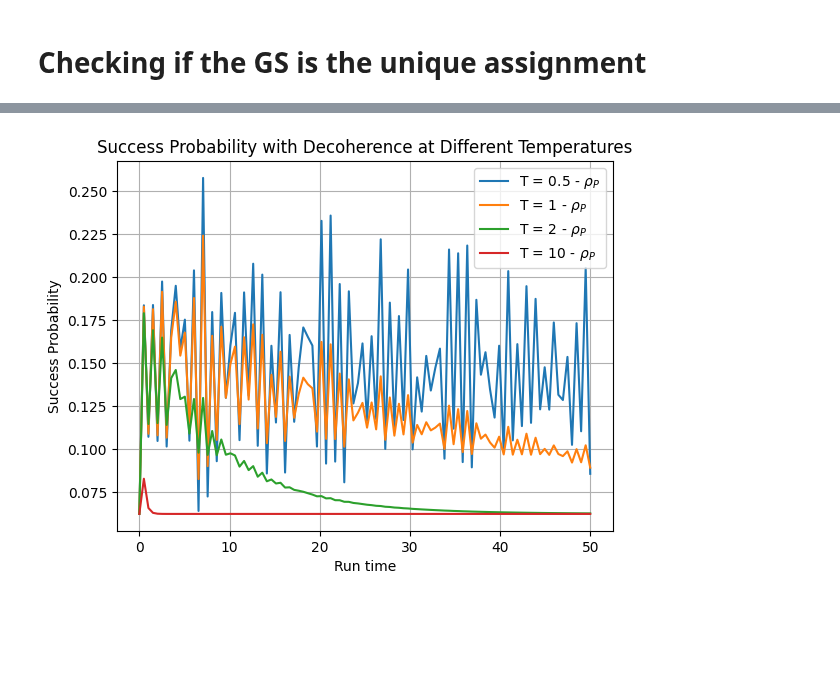
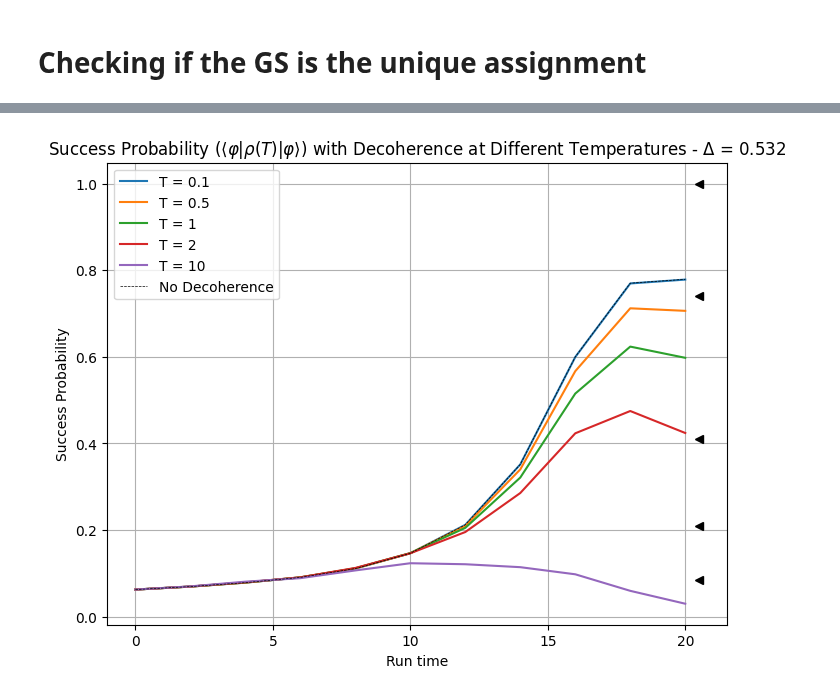
Before and after one commit to chenscheimq/QEC, a Jupyter notebook: EC3/EC3_q.ipynb, the cells around one changed output, grey strips where cells are left out. Drawn from its saved outputs; the diff is of its cells as text; code cells hidden in the pictures; blank space fills up the shorter version.

```diff
--- a/EC3/EC3_q.ipynb
+++ b/EC3/EC3_q.ipynb
@@ -179,0 +251,16 @@ Solution bitstring (EC3 solution): 0001
+# %%
+# Ground state of Hb at the beginning of the protocol |a>
+initial_gs = Hb.groundstate()[1]
+# Ground state of Hp at the ending of the protocol |b>
+final_gs = Hp.groundstate()[1]
+
+eigenvalues_final, eigenstates_final = Hp.eigenstates()
+eigenvalues_initial, eigenstates_initial = Hb.eigenstates()
+
+omega_ba = eigenvalues_final[0] - eigenvalues_initial[0]
+
+solution_bitstring_index = np.argmax(np.abs(final_gs.full()))
+print(solution_bitstring_index)
+solution_bitstring = f"{solution_bitstring_index:0{n_qubits}b}"
+
+print(f"Solution bitstring (EC3 solution): {solution_bitstring}")
@@ -180,54 +270,56 @@ Solution bitstring (EC3 solution): 0001
 # %%
-def bose_einstein_distribution(energy_diff, temperature):
-    if temperature == 0:
-        return 0
-    return 1 / (np.exp(energy_diff / temperature) - 1)
-
-def dissipator(ops, temperature, energy_diff, l):
-    decay_rate = bose_einstein_distribution(energy_diff, temperature)
-    return decay_rate * (l**2) * (ops.dag() * ops)
-
-times = np.linspace(0, 20, 100)
+times = np.linspace(0, 20, 11)
 s_values = times / max(times)
 
 lambda_2 = 0.1
 
-# temperatures = [1/10, 1/2, 1, 2, 10]
-temperatures = [1/2, 1, 2, 10]
+temperatures = [1/10, 1/2, 1, 2, 10]
+# temperatures = [1/2, 1, 2, 10]
 
 # Initial state (starting in the ground state of H_B)
-eigenvalues, eigenstates = Hb.eigenstates()
-ground_state_0 = eigenstates[0]
-rho0 = Qobj((ground_state_0 * ground_state_0.dag()), dims=Hp.dims)
+rho0 = initial_gs * initial_gs.dag()
 
 # Target state (ground state of H_P)
-target_state = Hp.groundstate()[1]
-rho1 = target_state * target_state.dag()
-
+rho1 = final_gs * final_gs.dag()
 
 # Solve the master equation for each temperature
-e_ops = [rho0, rho1]
+plt.figure(figsize=(8, 6))
+expects_at_end = []
 for T in temperatures:
     c_ops = []
+
+    # Collapse operators: include decoherence on each qubit
     for i in range(n_qubits):
-        sigma_i = tensor([sigmam() if j == i else I for j in range(n_qubits)])
-        c_ops.append(Qobj(dissipator(sigma_i, T, energy_diff, np.sqrt(lambda_2)).data, dims=Hp.dims))
+        sigmam_i = Qobj(tensor([sigmam() if j == i else qeye(2) for j in range(n_qubits)]).data, dims=Hp.dims)  # Apply sigmam to qubit i
+        c_ops.append(dissipator(sigmam_i, T, energy_diff, lambda_2))
+        # c_ops.append(dissipator(sigmam_i, T, omega_ba, lambda_2))
 
-    results = mesolve([H_t(s, Hp, Hb) for s in s_values], rho0, times, c_ops, e_ops=e_ops)
+    # Solve the master equation over time
+    results = mesolve(lambda t, args: H_s_t(t, Hp, Hb, int(np.max(times))), rho0, times, c_ops)
 
-    # success_prob = [np.abs(state.overlap(target_state)) for state in results.states]
-    # plt.plot(times, success_prob, label=f"T = {T}")
+    exps = []
+    for state_dm in results.states:
+        exps.append(expect(state_dm, final_gs))
+    plt.plot(times, exps, label=f"T = {T}")  # Success probability
 
-    # exp1 = results.expect[0]
-    exp2 = results.expect[1]
-    # plt.plot(times, exp1, label=f"T = {T} - " + r"$\rho_{B}$")
-    plt.plot(times, exp2, label=f"T = {T} - " + r"$\rho_{P}$")
+    #thermal success probabilities
+    expects_at_end.append(expect(rho_P(T), final_gs))
 
+x_s = [np.max(times) + 0.5 for _ in range(len(temperatures))]
+plt.plot(x_s, expects_at_end, '<', color='black')
+
+results_se = sesolve(lambda t, args: H_s_t(t, Hp, Hb, int(np.max(times))), initial_gs, times)
+exps_se = []
+for state in results_se.states:
+    exps_se.append(expect(ket2dm(state), final_gs))
+plt.plot(times, exps_se, '--', label="No Decoherence", color='black', linewidth=0.5)
+
+# Plot formatting
 plt.xlabel('Run time')
 plt.ylabel('Success Probability')
-plt.title('Success Probability with Decoherence at Different Temperatures')
+plt.title('Success Probability (' + r"$\langle \varphi | \rho(T) | \varphi \rangle$" + ') with Decoherence at Different Temperatures - ' + r'$\Delta$' + ' = {}'.format(round(energy_diff,3)))
 plt.legend()
 plt.grid(True)
 plt.show()
 # %% [output]
-[figure, old version]
+[figure, new version]
```
Also changed, not shown: parts of 7 cells of this notebook.
